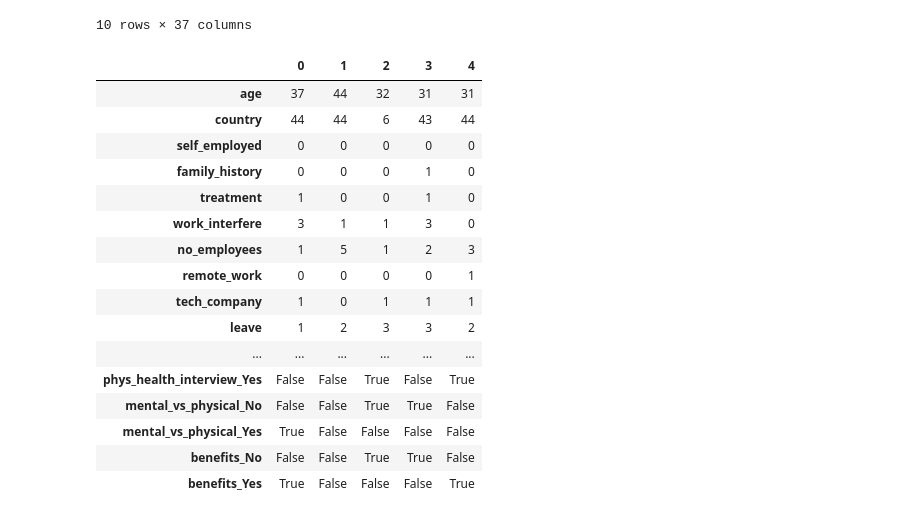
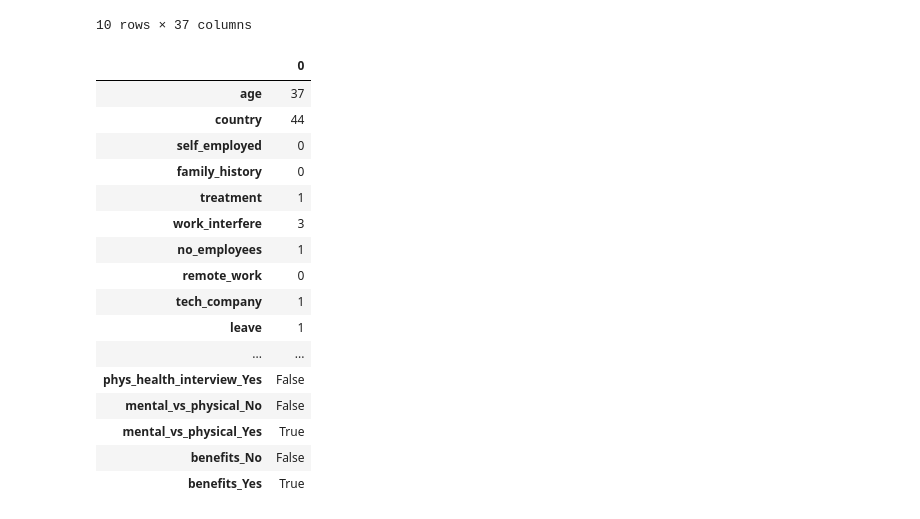
Before and after one commit to dinakajoy/mental-health-treatment-prediction-model, a Jupyter notebook: end-to-end-mental-health-treatment-prediction-pt1.ipynb, the cells around one changed output. Drawn from its saved outputs; the diff is of its cells as text; code cells hidden in the pictures.

```diff
--- a/end-to-end-mental-health-treatment-prediction-pt1.ipynb
+++ b/end-to-end-mental-health-treatment-prediction-pt1.ipynb
@@ -636,25 +636,25 @@ df.head(10)
 | 9 | 23 | 6 | 0 | 0 | 0 | 0 | 2 | 0 | ... |
 10 rows × 37 columns
 # %%
-df.head().T
+df.head(1).T
 # %% [output]
-|  | 0 | 1 | 2 | 3 | 4 |
-| age | 37 | 44 | 32 | 31 | 31 |
-| country | 44 | 44 | 6 | 43 | 44 |
-| self_employed | 0 | 0 | 0 | 0 | 0 |
-| family_history | 0 | 0 | 0 | 1 | 0 |
-| treatment | 1 | 0 | 0 | 1 | 0 |
-| work_interfere | 3 | 1 | 1 | 3 | 0 |
-| no_employees | 1 | 5 | 1 | 2 | 3 |
-| remote_work | 0 | 0 | 0 | 0 | 1 |
-| tech_company | 1 | 0 | 1 | 1 | 1 |
-| leave | 1 | 2 | 3 | 3 | 2 |
-| ... | ... | ... | ... | ... | ... |
-| phys_health_interview_Yes | False | False | True | False | True |
-| mental_vs_physical_No | False | False | True | True | False |
-| mental_vs_physical_Yes | True | False | False | False | False |
-| benefits_No | False | False | True | True | False |
-| benefits_Yes | True | False | False | False | True |
+|  | 0 |
+| age | 37 |
+| country | 44 |
+| self_employed | 0 |
+| family_history | 0 |
+| treatment | 1 |
+| work_interfere | 3 |
+| no_employees | 1 |
+| remote_work | 0 |
+| tech_company | 1 |
+| leave | 1 |
+| ... | ... |
+| phys_health_interview_Yes | False |
+| mental_vs_physical_No | False |
+| mental_vs_physical_Yes | True |
+| benefits_No | False |
+| benefits_Yes | True |
 # %%
 # Save data ready for modeling
 df.to_csv("data/mental-health-in-tech-survey_ready_for_modeling.csv",
```
Also changed, not shown: 5 other files.
